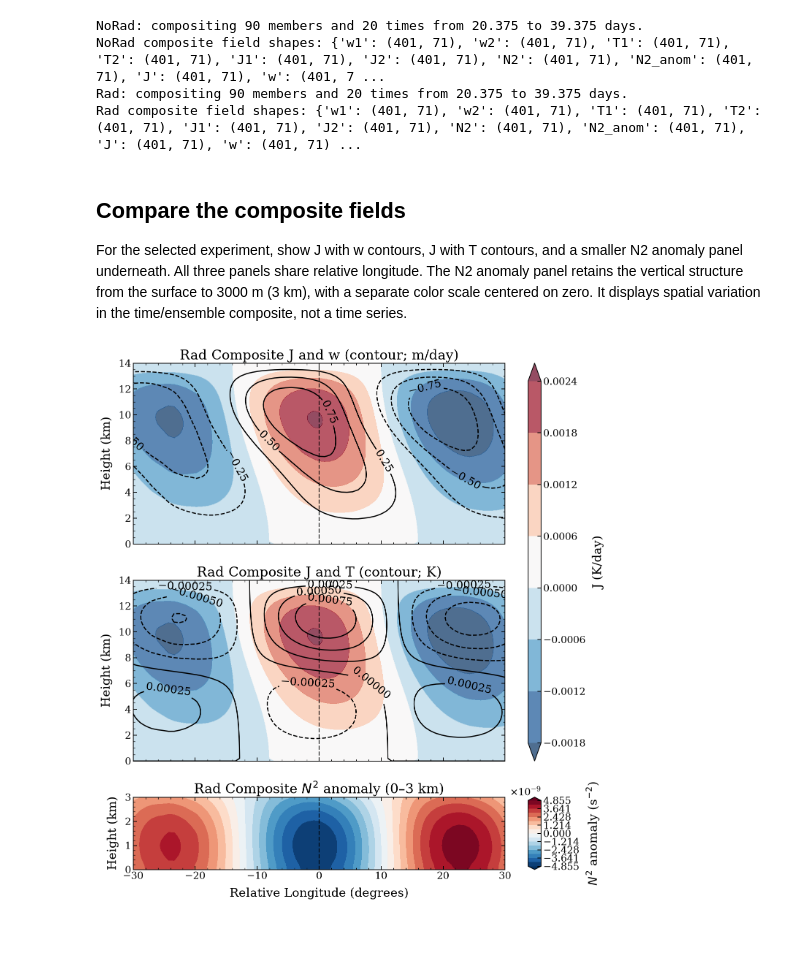
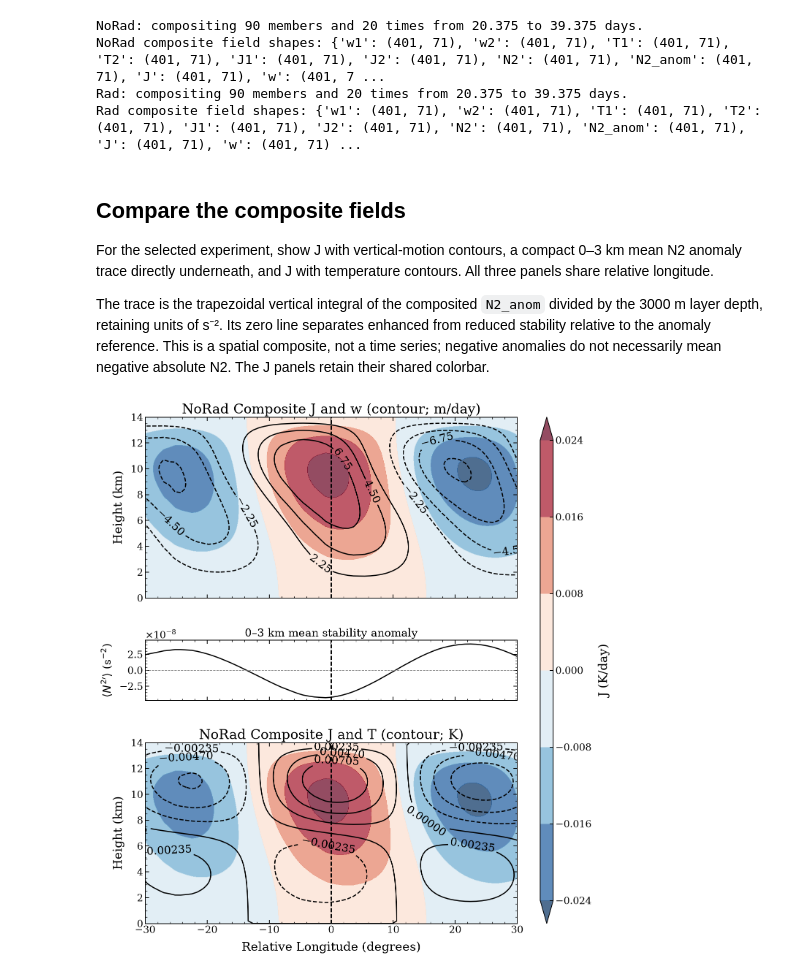
Before and after one commit to JosephKan828/Kuang-python, a Jupyter notebook: v0.1.0_Analysis/two_way/Composite.ipynb, the cells around one changed output. Saved outputs shown, nothing was run; the diff lists cells and outputs as text; code cells hidden in the pictures; blank space fills up the shorter version.

Commit message:
2026/10/29  change plotting configuration

```diff
--- a/v0.1.0_Analysis/two_way/Composite.ipynb
+++ b/v0.1.0_Analysis/two_way/Composite.ipynb
@@ -291,14 +291,18 @@ Rad composite field shapes: {'w1': (401, 71), 'w2': (401, 71), 'T1': (401, 71),
 # %% [markdown]
 ## Compare the composite fields
 
-For the selected experiment, show J with w contours, J with T contours, and
-a smaller N2 anomaly panel underneath. All three panels share relative
-longitude. The N2 anomaly panel retains the vertical structure from the surface
-to 3000 m (3 km), with a separate color scale centered on zero. It displays
-spatial variation in the time/ensemble composite, not a time series.
+For the selected experiment, show J with vertical-motion contours, a compact
+0–3 km mean N2 anomaly trace directly underneath, and J with temperature contours.
+All three panels share relative longitude.
+
+The trace is the trapezoidal vertical integral of the composited `N2_anom`
+divided by the 3000 m layer depth, retaining units of s⁻². Its zero line separates
+enhanced from reduced stability relative to the anomaly reference. This is a
+spatial composite, not a time series; negative anomalies do not necessarily
+mean negative absolute N2. The J panels retain their shared colorbar.
 # %%
 metres_per_degree = 2 * np.pi * 6.371e6 / 360.0
-exp: str = "Rad"
+exp: str = "NoRad"
 n2_max_height_m: float = 3000.0
 
 # Use the selected experiment's own coordinates and prepared composite fields.
@@ -311,6 +315,14 @@ low_levels = (height_m >= 0.0) & (height_m <= n2_max_height_m)
 if np.count_nonzero(low_levels) < 2:
     raise ValueError("The N2 anomaly panel requires at least two levels below 3 km.")
 
+# Normalize the trapezoidal integral by layer depth to retain units of s^-2.
+layer_z = height_m[low_levels]
+if not (np.isclose(layer_z[0], 0.0) and np.isclose(layer_z[-1], n2_max_height_m)):
+    raise ValueError("The vertical grid must include the 0 m and 3000 m layer boundaries.")
+n2_layer_mean = np.trapz(
+    fields["N2_anom"][:, low_levels], layer_z, axis=-1,
+) / (layer_z[-1] - layer_z[0])
+
 # Find the maximum of temperature and vertical motion.
 w_max = np.round(np.max(np.abs(fields["w"])), decimals=0)
 T_max = np.round(np.max(np.abs(fields["T"])), decimals=4)
@@ -318,14 +330,14 @@ T_max = np.round(np.max(np.abs(fields["T"])), decimals=4)
 # A dedicated colorbar column keeps all three longitude axes aligned.
 fig = plt.figure(figsize=(12, 15))
 grid = fig.add_gridspec(
-    3, 2, height_ratios=[3, 3, 1.2], width_ratios=[1, 0.035],
-    hspace=0.25, wspace=0.12,
+    3, 2, height_ratios=[3, 1, 3], width_ratios=[1, 0.035],
+    hspace=0.3, wspace=0.12,
 )
 ax1 = fig.add_subplot(grid[0, 0])
-ax2 = fig.add_subplot(grid[1, 0], sharex=ax1)
-ax3 = fig.add_subplot(grid[2, 0], sharex=ax1)
-cax = fig.add_subplot(grid[:2, 1])
-n2_cax = fig.add_subplot(grid[2, 1])
+# Place the compact stability trace immediately below the vertical-motion panel.
+ax3 = fig.add_subplot(grid[1, 0], sharex=ax1)
+ax2 = fig.add_subplot(grid[2, 0], sharex=ax1)
+cax = fig.add_subplot(grid[:, 1])
 
 norad_J_ctf = ax1.contourf(
     longitude, z, fields["J"].T,
@@ -340,49 +352,46 @@ ax1.set(
     ylabel="Height (km)", xlim=(-30, 30), ylim=(0, np.max(z)),
     title=f"{exp} Composite J and w (contour; m/day)",
 )
 ax1.axvline(0.0, color="k", linewidth=1.8, linestyle="--")
 ax1.clabel(norad_w_ctf, fontsize=18)
 ax1.tick_params(labelbottom=False)
 
 norad_J_ctf = ax2.contourf(
     longitude, z, fields["J"].T,
     cmap="RdBu_r", extend="both", alpha=0.7,
 )
 norad_T_ctf = ax2.contour(
     longitude, z, fields["T"].T,
     colors="k", linewidths=1.8,
     levels=[i for i in np.arange(-T_max, T_max, T_max/4)],
 )
 ax2.axvline(0.0, color="k", linewidth=1.8, linestyle="--")
 ax2.set(
-    ylabel="Height (km)", xlim=(-30, 30), ylim=(0, np.max(z)),
+    xlabel="Relative Longitude (degrees)", ylabel="Height (km)", xlim=(-30, 30), ylim=(0, np.max(z)),
     title=f"{exp} Composite J and T (contour; K)",
 )
 ax2.clabel(norad_T_ctf, fontsize=18)
-ax2.tick_params(labelbottom=False)
 fig.colorbar(norad_J_ctf, cax=cax, label="J (K/day)")
 
-# Keep only the lower 3 km, with a symmetric anomaly scale in the visible domain.
-n2_low = fields["N2_anom"][:, low_levels].T
+# Lower-tropospheric stability anomaly versus relative longitude.
+ax3.plot(longitude, n2_layer_mean, color="k", linewidth=1.8)
+ax3.axhline(0.0, color="0.5", linewidth=1.0, linestyle="--")
+ax3.axvline(0.0, color="k", linewidth=1.8, linestyle="--")
+ax3.set(xlim=(-30, 30))
+ax3.set_ylabel(r"$\langle N^{2\prime}\rangle$ (s$^{-2}$)", fontsize=18)
+ax3.set_title("0–3 km mean stability anomaly", fontsize=18)
+ax3.ticklabel_format(axis="y", style="sci", scilimits=(0, 0))
+ax3.locator_params(axis="y", nbins=3)
+ax3.tick_params(labelbottom=False)
+# Keep zero centered to make enhanced and reduced stability comparable.
 visible = np.abs(longitude) <= 30.0
-n2_limit = float(np.nanmax(np.abs(n2_low[:, visible])))
+n2_limit = float(np.nanmax(np.abs(n2_layer_mean[visible])))
 if not np.isfinite(n2_limit):
-    raise ValueError("N2_anom has no finite values in the plotted lower-tropospheric region.")
+    raise ValueError("N2_anom has no finite layer-mean values in the plotted region.")
 n2_limit = n2_limit or 1e-12
-n2_ctf = ax3.contourf(
-    longitude, z[low_levels], n2_low,
-    levels=np.linspace(-n2_limit, n2_limit, 17), cmap="RdBu_r", extend="both",
-)
-ax3.axvline(0.0, color="k", linewidth=1.8, linestyle="--")
-ax3.set(
-    xlabel="Relative Longitude (degrees)", ylabel="Height (km)",
-    xlim=(-30, 30), ylim=(0, n2_max_height_m / 1000.0),
-    title=rf"{exp} Composite $N^2$ anomaly (0–3 km)",
-)
-n2_colorbar = fig.colorbar(n2_ctf, cax=n2_cax, label=r"$N^2$ anomaly (s$^{-2}$)")
-n2_colorbar.ax.ticklabel_format(axis="y", style="sci", scilimits=(0, 0))
+ax3.set_ylim(-1.1 * n2_limit, 1.1 * n2_limit)
 
 plt.savefig(f"/home/b11209013/Kuang-python/v0.1.0_Analysis/Figure/{exp}_composite_J_w_T.png", bbox_inches="tight")
 plt.show()
 # %% [output]
-[figure, old version]
+[figure, new version]
```
Also changed, not shown: 2 other files.
